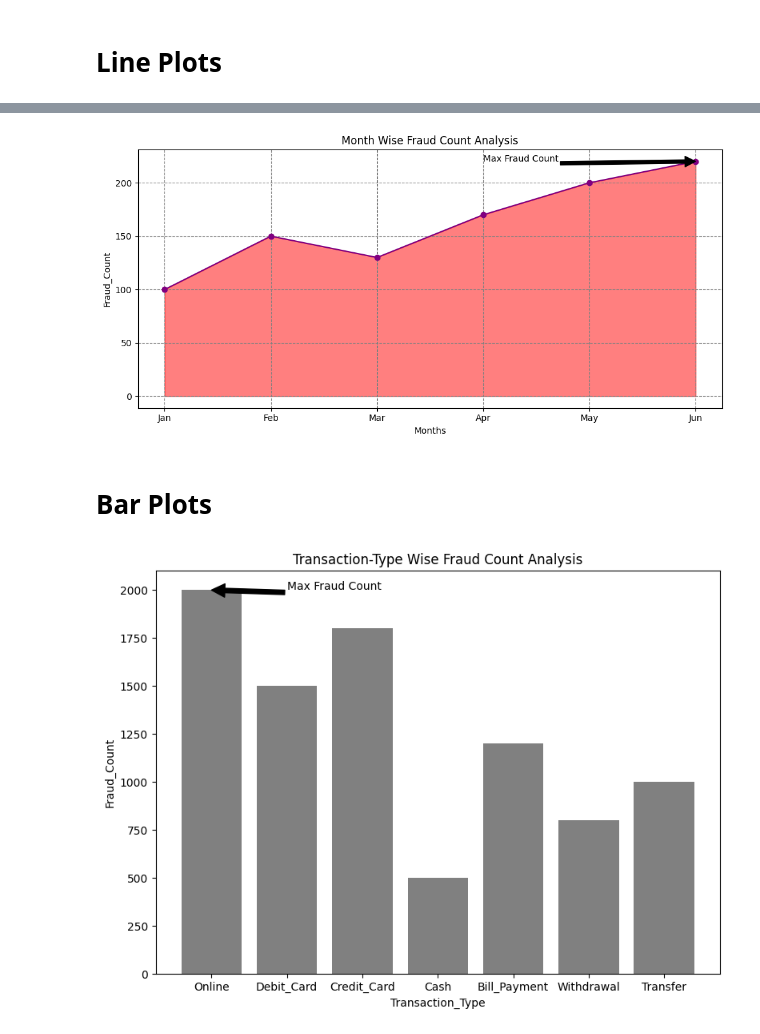
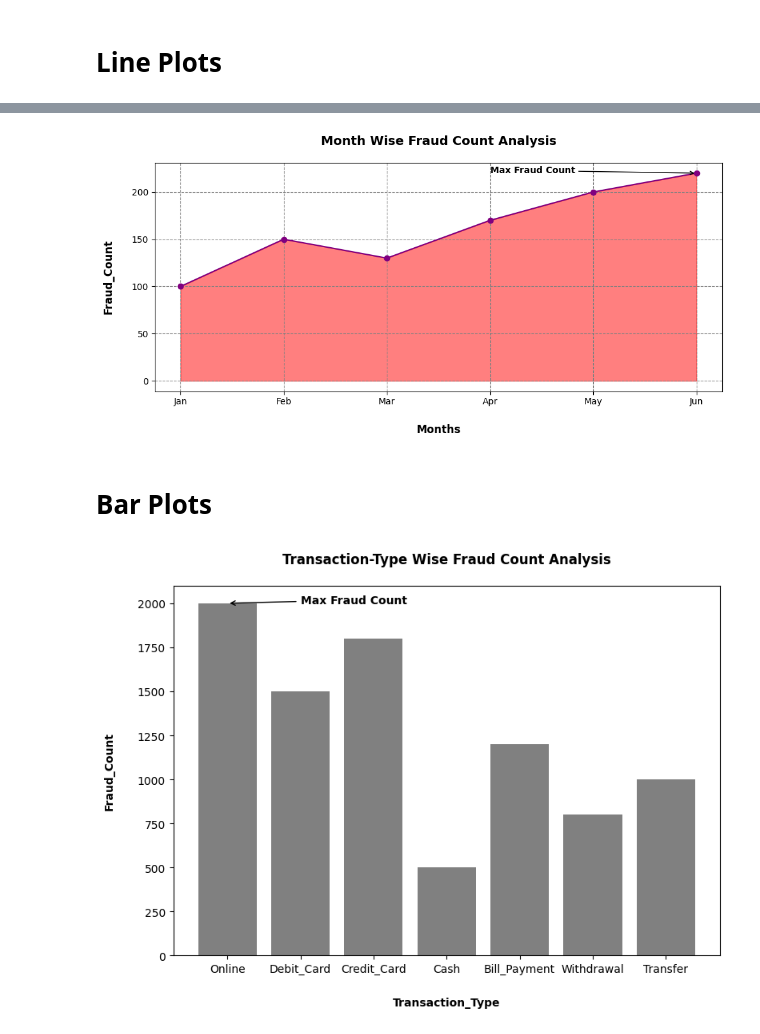
Before and after one commit to pratiksha-2410/Matplotlib-Charts, a Jupyter notebook: Line Plots.ipynb, the cells around one changed output, grey strips where cells are left out. Drawn from its saved outputs; the diff is of its cells as text; code cells hidden in the pictures.

```diff
--- a/Line Plots.ipynb
+++ b/Line Plots.ipynb
@@ -181,9 +187,9 @@ Fraud_Count = [100,150,130,170,200,220]
 plt.figure(figsize=(10,5))
 
 plt.plot(Months,Fraud_Count,color='purple',marker='o',markersize='6')
-plt.title('Month Wise Fraud Count Analysis')
-plt.xlabel('Months')
-plt.ylabel('Fraud_Count')
+plt.title('Month Wise Fraud Count Analysis',fontweight='bold',pad=20,fontsize=14)
+plt.xlabel('Months',fontweight='bold',labelpad=20,fontsize=12)
+plt.ylabel('Fraud_Count',fontweight='bold',labelpad=20,fontsize=12)
 plt.grid(color='grey',linestyle='--')
 plt.tight_layout()
 
@@ -192,36 +198,36 @@ plt.fill_between(Months,Fraud_Count,alpha=0.5,color='red')
 
 # Annotation For Peak Fraud Count
 
-plt.annotate('Max Fraud Count',xy=('Jun',220),xytext=('Apr',220),arrowprops=dict(facecolor='black'))
+plt.annotate('Max Fraud Count',xy=('Jun',220),xytext=('Apr',220),arrowprops=dict(arrowstyle='->', facecolor='black'),fontweight='bold')
 
 # Save The Plot
 
 plt.savefig('Month wise Fraud Count Analysis line plot.png')
 plt.show()
 # %% [output]
-[figure, old version]
+[figure, new version]
 # %% [markdown]
 # Bar Plots
 # %%
 # Transaction-Type VS Fraud Count Analysis
 
 Transaction_Type = ['Online','Debit_Card','Credit_Card','Cash','Bill_Payment','Withdrawal','Transfer']
 Fraud_Count = [2000,1500,1800,500,1200,800,1000]
 
 plt.figure(figsize=(8,6))
 
-plt.bar(Transaction_Type,Fraud_Count,color='grey')
-plt.title('Transaction-Type Wise Fraud Count Analysis')
-plt.xlabel('Transaction_Type')
-plt.ylabel('Fraud_Count')
+plt.bar(Transaction_Type,Fraud_Count,color='grey',alpha=1)
+plt.title('Transaction-Type Wise Fraud Count Analysis',fontweight='bold',pad=20)
+plt.xlabel('Transaction_Type',fontweight='bold',labelpad=20)
+plt.ylabel('Fraud_Count',fontweight='bold',labelpad=20)
 
 # Annotation For Highest Fraud Count
-plt.annotate('Max Fraud Count',xy=('Online',2000),xytext=('Debit_Card',2000),arrowprops=dict(facecolor='black'))
+plt.annotate('Max Fraud Count',xy=('Online',2000),xytext=('Debit_Card',2000),arrowprops=dict(arrowstyle='->', facecolor='black'),fontweight='bold')
 plt.tight_layout()
 plt.savefig('Transaction Type Vs Fraud Count Analysis Bar Plot.png')
 plt.show()
 # %% [output]
-[figure, old version]
+[figure, new version]
 # %%
 import numpy as np
 import matplotlib.pyplot as plt
```
Also changed, not shown: parts of 12 cells of this notebook, 12 other files.
